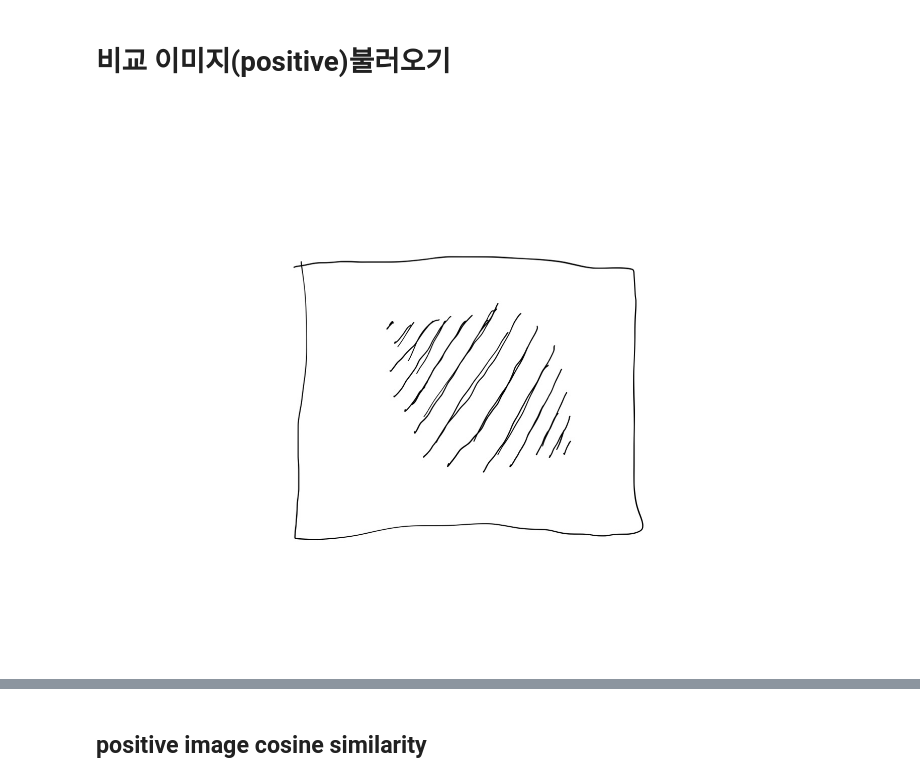
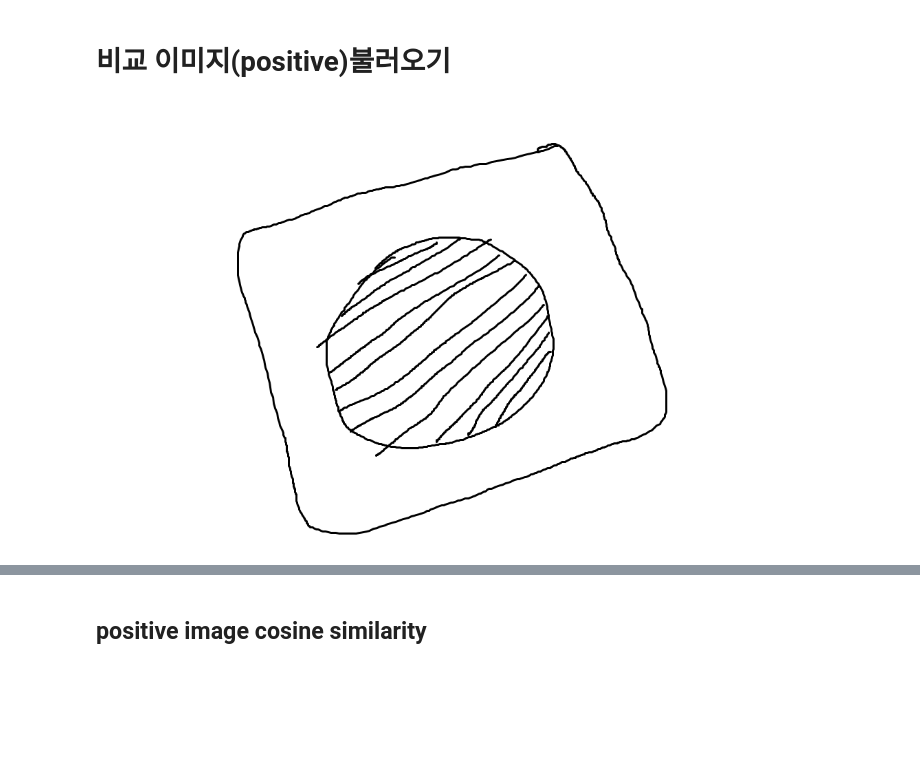
Before and after one commit to Fsnakcsk/Final-Project, a Jupyter notebook: VGG16 유사도검사/데이터 증강후/유사도 기준 정하기 전 2.2 데이터 증강후.ipynb, the cells around one changed output, grey strips where cells are left out. Drawn from its saved outputs; the diff is of its cells as text; code cells hidden in the pictures; blank space fills up the shorter version.

```diff
--- a/VGG16 유사도검사/데이터 증강후/유사도 기준 정하기 전 2.2 데이터 증강후.ipynb
+++ b/VGG16 유사도검사/데이터 증강후/유사도 기준 정하기 전 2.2 데이터 증강후.ipynb
@@ -54,8 +54,8 @@ features1 = features1.flatten()
 # %% [markdown]
 # 비교 이미지(positive)불러오기
 # %%
-Image("C:\\Users\\admin\\Desktop\\3.jpg")
+Image("C:\\Users\\admin\\Desktop\\제목 없음4.png")
 # %% [output]
-[figure, old version]
+[figure, new version]
 # %%
 # Load the second image and preprocess it for VGG
```
Also changed, not shown: parts of 8 cells of this notebook, 3 other files.
